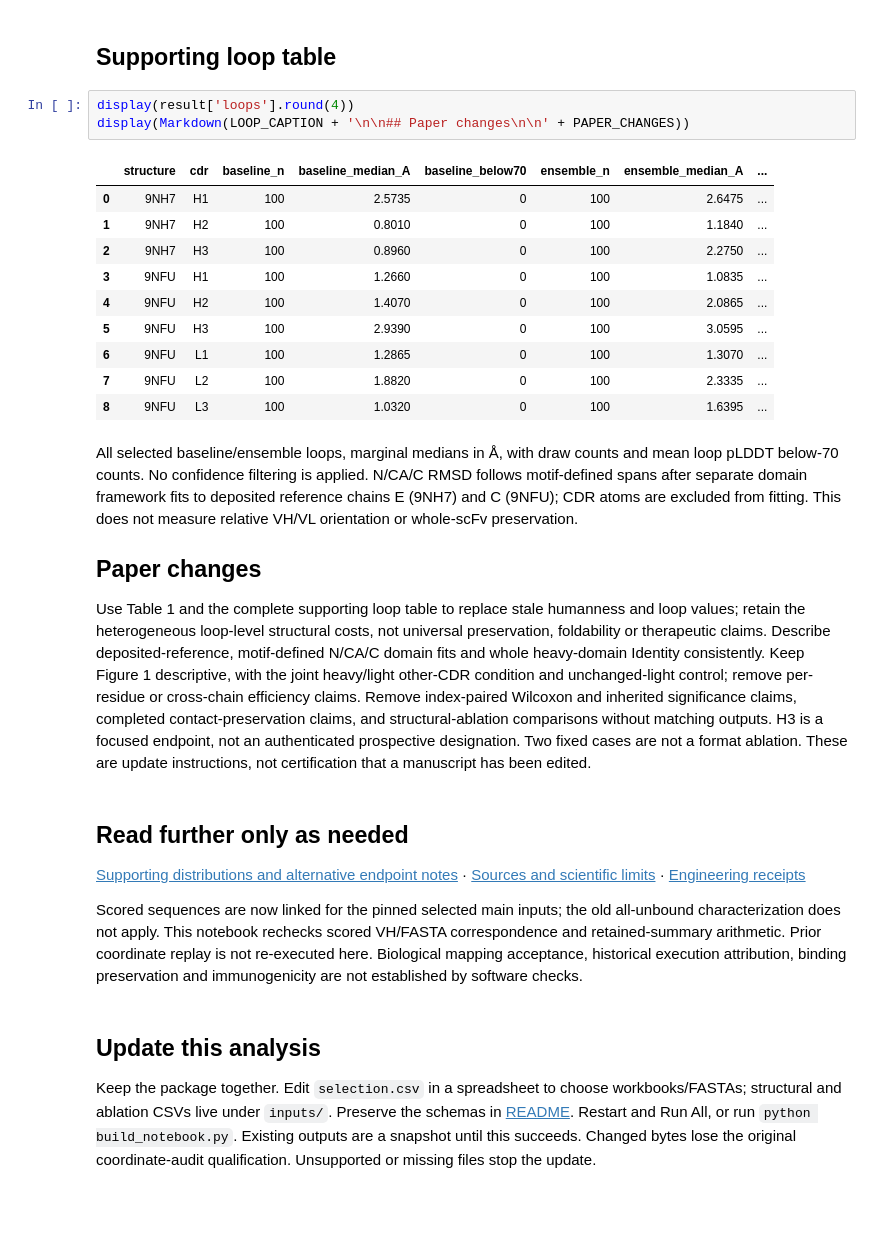
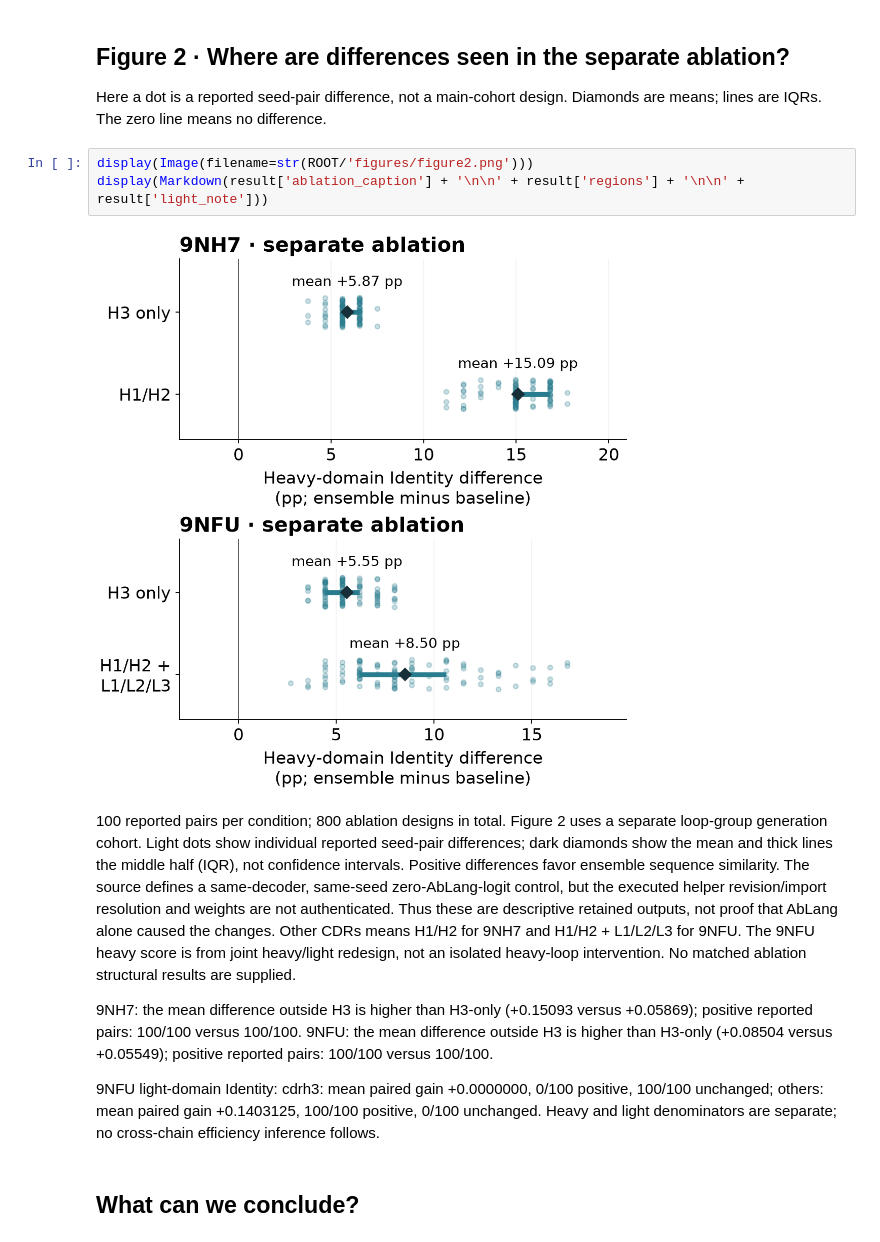
Before and after one commit to IzzyMoon1231/antibody-sequence-design, a Jupyter notebook: results-update/paper-focused/results.ipynb, the cells around one changed output. Cells and saved outputs as stored; diff of their text form; blank space fills up the shorter version.

```diff
--- a/results-update/paper-focused/results.ipynb
+++ b/results-update/paper-focused/results.ipynb
@@ -60,31 +46,16 @@ Figure 1 is a separate loop-group generation cohort. Bars are mean ensemble-minu
 # %% [markdown]
-## Supporting loop table
+## Figure 2 · Where are differences seen in the separate ablation?
+
+Here a dot is a reported seed-pair difference, not a main-cohort design. Diamonds are means; lines are IQRs. The zero line means no difference.
 # %%
-display(result['loops'].round(4))
-display(Markdown(LOOP_CAPTION + '\n\n## Paper changes\n\n' + PAPER_CHANGES))
+display(Image(filename=str(ROOT/'figures/figure2.png')))
+display(Markdown(result['ablation_caption'] + '\n\n' + result['regions'] + '\n\n' + result['light_note']))
 # %% [output]
-|  | structure | cdr | baseline_n | baseline_median_A | baseline_below70 | ensemble_n | ensemble_median_A | ... |
-| 0 | 9NH7 | H1 | 100 | 2.5735 | 0 | 100 | 2.6475 | ... |
-| 1 | 9NH7 | H2 | 100 | 0.8010 | 0 | 100 | 1.1840 | ... |
-| 2 | 9NH7 | H3 | 100 | 0.8960 | 0 | 100 | 2.2750 | ... |
-| 3 | 9NFU | H1 | 100 | 1.2660 | 0 | 100 | 1.0835 | ... |
-| 4 | 9NFU | H2 | 100 | 1.4070 | 0 | 100 | 2.0865 | ... |
-| 5 | 9NFU | H3 | 100 | 2.9390 | 0 | 100 | 3.0595 | ... |
-| 6 | 9NFU | L1 | 100 | 1.2865 | 0 | 100 | 1.3070 | ... |
-| 7 | 9NFU | L2 | 100 | 1.8820 | 0 | 100 | 2.3335 | ... |
-| 8 | 9NFU | L3 | 100 | 1.0320 | 0 | 100 | 1.6395 | ... |
+[figure, added]
-All selected baseline/ensemble loops, marginal medians in Å, with draw counts and mean loop pLDDT below-70 counts. No confidence filtering is applied. N/CA/C RMSD follows motif-defined spans after separate domain framework fits to deposited reference chains E (9NH7) and C (9NFU); CDR atoms are excluded from fitting. This does not measure relative VH/VL orientation or whole-scFv preservation.
+100 reported pairs per condition; 800 ablation designs in total. Figure 2 uses a separate loop-group generation cohort. Light dots show individual reported seed-pair differences; dark diamonds show the mean and thick lines the middle half (IQR), not confidence intervals. Positive differences favor ensemble sequence similarity. The source defines a same-decoder, same-seed zero-AbLang-logit control, but the executed helper revision/import resolution and weights are not authenticated. Thus these are descriptive retained outputs, not proof that AbLang alone caused the changes. Other CDRs means H1/H2 for 9NH7 and H1/H2 + L1/L2/L3 for 9NFU. The 9NFU heavy score is from joint heavy/light redesign, not an isolated heavy-loop intervention. No matched ablation structural results are supplied.
 
-## Paper changes
+9NH7: the mean difference outside H3 is higher than H3-only (+0.15093 versus +0.05869); positive reported pairs: 100/100 versus 100/100. 9NFU: the mean difference outside H3 is higher than H3-only (+0.08504 versus +0.05549); positive reported pairs: 100/100 versus 100/100.
 
-Use Table 1 and the complete supporting loop table to replace stale humanness and loop values; retain the heterogeneous loop-level structural costs, not universal preservation, foldability or therapeutic claims. Describe deposited-reference, motif-defined N/CA/C domain fits and whole heavy-domain Identity consistently. Keep Figure 1 descriptive, with the joint heavy/light other-CDR condition and unchanged-light control; remove per-residue or cross-chain efficiency claims. Remove index-paired Wilcoxon and inherited significance claims, completed contact-preservation claims, and structural-ablation comparisons without matching outputs. H3 is a focused endpoint, not an authenticated prospective designation. Two fixed cases are not a format ablation. These are update instructions, not certification that a manuscript has been edited.
+9NFU light-domain Identity: cdrh3: mean paired gain +0.0000000, 0/100 positive, 100/100 unchanged; others: mean paired gain +0.1403125, 100/100 positive, 0/100 unchanged. Heavy and light denominators are separate; no cross-chain efficiency inference follows.
 # %% [markdown]
-## Read further only as needed
-
-[Supporting distributions and alternative endpoint notes](APPENDIX.md) · [Sources and scientific limits](SOURCES.md) · [Engineering receipts](engineering/README.md)
-
-Scored sequences are now linked for the pinned selected main inputs; the old all-unbound characterization does not apply. This notebook rechecks scored VH/FASTA correspondence and retained-summary arithmetic. Prior coordinate replay is not re-executed here. Biological mapping acceptance, historical execution attribution, binding preservation and immunogenicity are not established by software checks.
+## What can we conclude?
-# %% [markdown]
-## Update this analysis
-
-Keep the package together. Edit `selection.csv` in a spreadsheet to choose workbooks/FASTAs; structural and ablation CSVs live under `inputs/`. Preserve the schemas in [README](README.md). Restart and Run All, or run `python build_notebook.py`. Existing outputs are a snapshot until this succeeds. Changed bytes lose the original coordinate-audit qualification. Unsupported or missing files stop the update.
```
Also changed, not shown: parts of 10 cells of this notebook, 26 other files.
